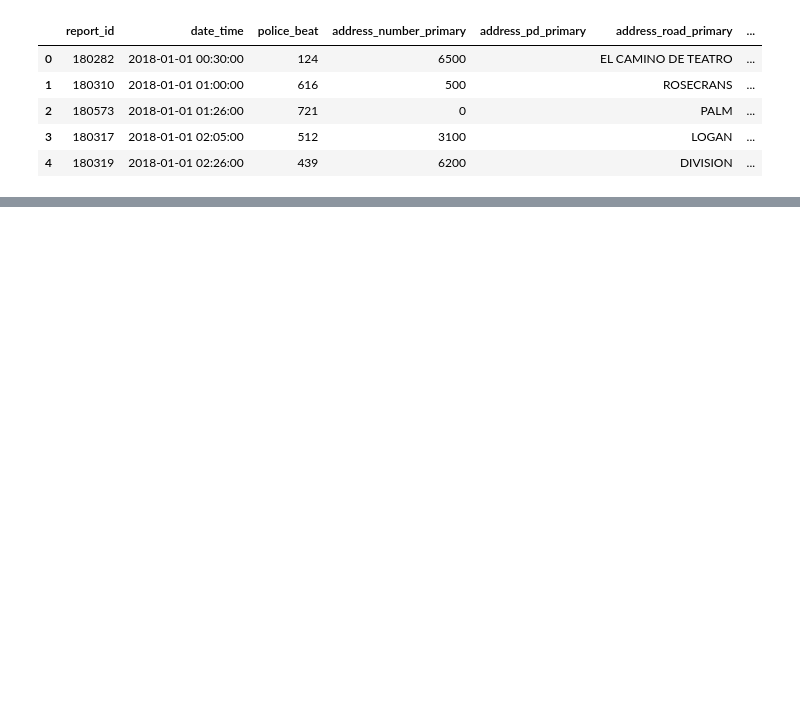
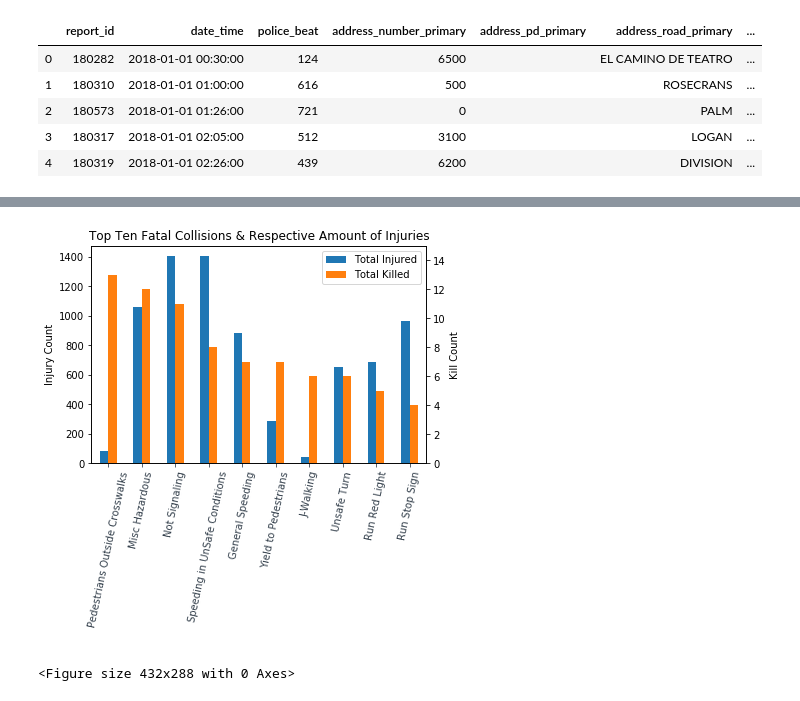
Before and after one commit to alexrayperry/SD-Collision-Hotspots, a Jupyter notebook: trevor-sd-collision-analysis.ipynb, the cells around one changed output, grey strips where cells are left out. Saved outputs shown, nothing was run; the diff lists cells and outputs as text; code cells hidden in the pictures; blank space fills up the shorter version.

```diff
--- a/trevor-sd-collision-analysis.ipynb
+++ b/trevor-sd-collision-analysis.ipynb
@@ -20,0 +25,10 @@ collision.head()
+# %%
+# split date/time column to have time exist
+collision_deadly_df = collision["date_time"].str.split(" ", n=2, expand=True)
+
+collision["time"] = collision_deadly_df[1]
+# collision.head()
+
+# make new dataframe that consists of only the necessary components to analyze deadliest charge descriptions
+grim_reaper_df = collision[['charge_desc', 'injured', 'killed', 'time']]
+grim_reaper_df
@@ -20,0 +73,11 @@ collision.head()
+# %%
+#data frame to observe collisions with highest number of deaths associated with it
+collision_group = grim_reaper_df.groupby(["charge_desc"])
+collision_injured_count = collision_group["injured"].count
+collision_total_injured = collision_group["injured"].sum()
+
+#new dataframe for death stats
+injured_stats_df = pd.DataFrame({"Total Injured": collision_total_injured})
+
+#show collisions with 10 highest amounts of injuries
+injured_stats_df.nlargest(10, ["Total Injured"])
@@ -20,0 +97,26 @@ collision.head()
+# %%
+# merge dataframes together
+killed_injured_merged_df = pd.merge(injured_stats_df, death_stats_df, on="charge_desc")
+
+ax = killed_injured_merged_df.nlargest(10, ["Total Killed"]).plot(kind="bar")
+ax2 = ax.twinx()
+for r in ax.patches[len(killed_injured_merged_df.nlargest(10, ["Total Killed"])):]:
+    r.set_transform(ax2.transData)
+ax2.set_ylim(0, 15);
+ax.set_ylabel("Total Injured")
+ax2.set_ylabel("Total Killed")
+
+# set labels to top 10 collisions by killed count "fatality"
+ax.set_xticklabels(["Pedestrians Outside Crosswalks", "Misc Hazardous", "Not Signaling", "Speeding in UnSafe Conditions", "General Speeding", "Yield to Pedestrians","J-Walking", "Unsafe Turn", "Run Red Light", "Run Stop Sign"  ], rotation=78)
+
+# axis and title labeling
+ax.set_xlabel(' ')
+ax.set_ylabel('Injury Count')
+ax2.set_ylabel('Kill Count')
+ax.set_title('Top Ten Fatal Collisions & Respective Amount of Injuries')
+
+plt.show()
+plt.savefig('double_bar.jpeg')
+# %% [output]
+[figure, added]
+<Figure size 432x288 with 0 Axes>
```
Also changed, not shown: parts of 12 cells of this notebook, 3 other files.
